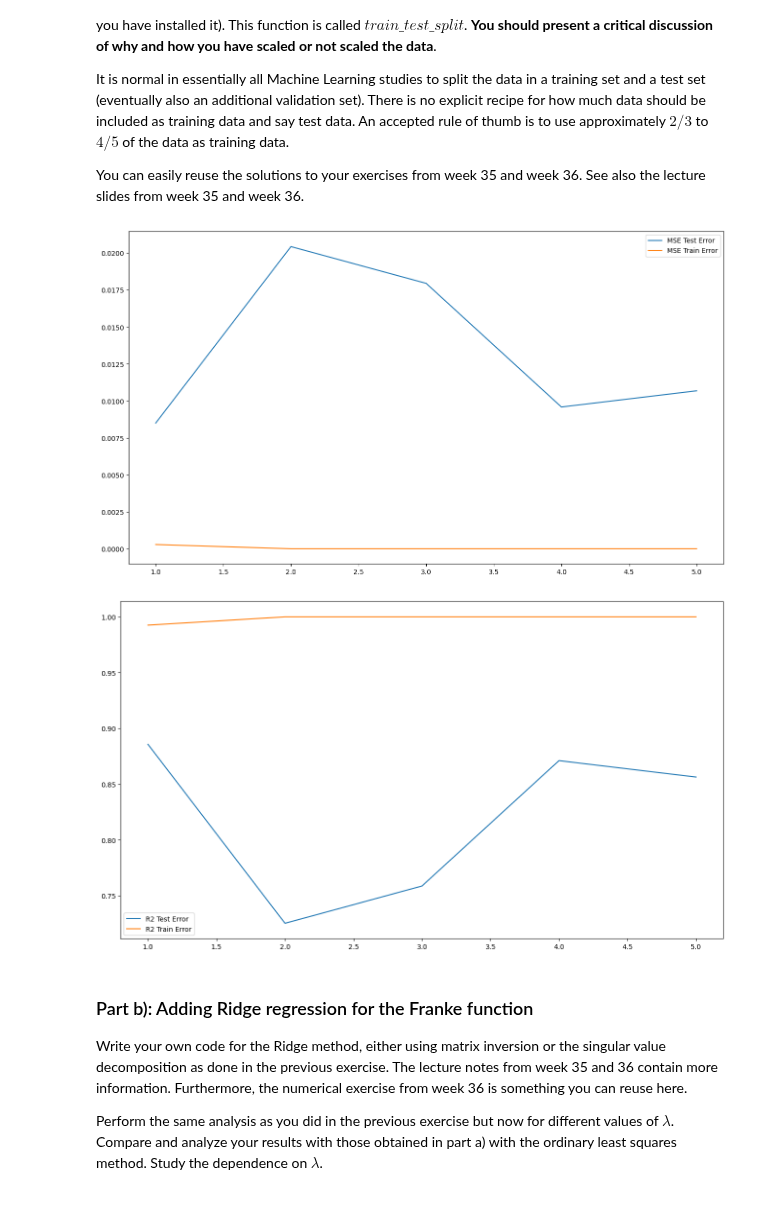
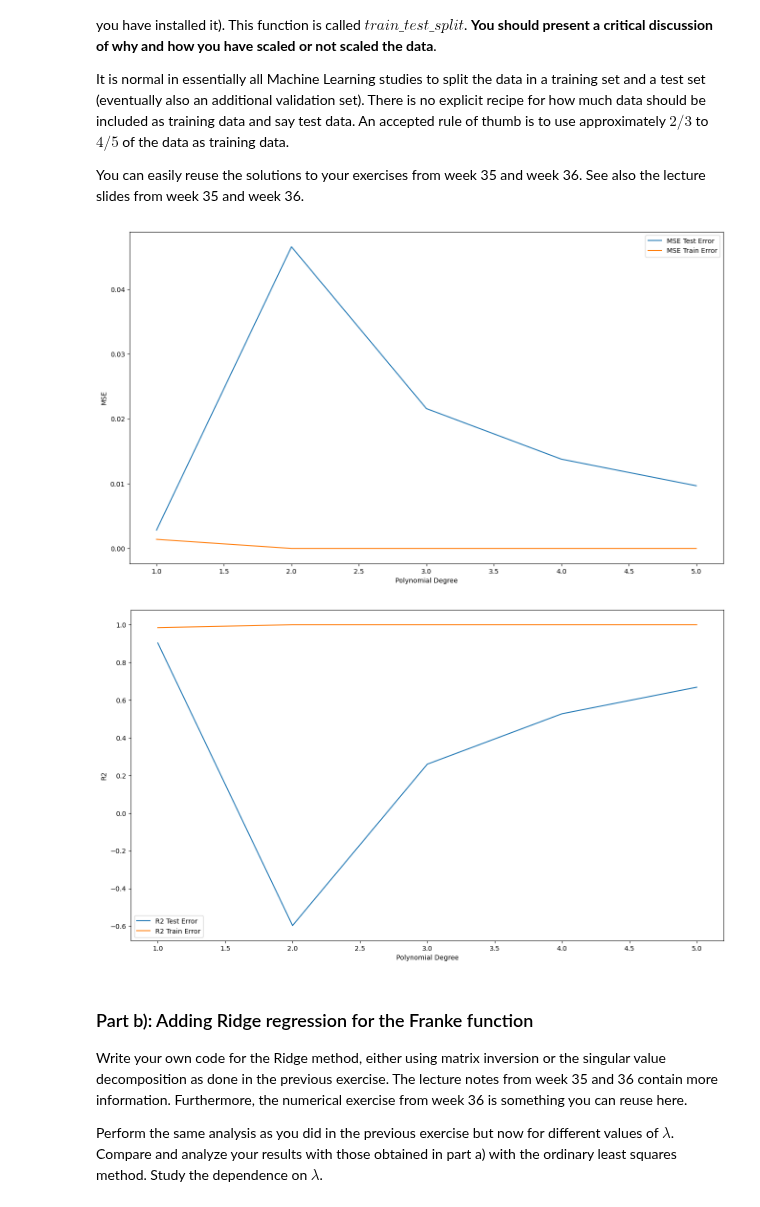
Before and after one commit to Sofriet/Project1data-ml, a Jupyter notebook: Project1.ipynb, the cells around one changed output. Drawn from its saved outputs; the diff is of its cells as text; code cells hidden in the pictures.

Commit message:
Started with part a for report, plots added

```diff
--- a/Project1.ipynb
+++ b/Project1.ipynb
@@ -239,43 +239,47 @@ np.random.seed(1509)
 X_train, X_test, z_train, z_test = train_test_split(X,z,test_size=0.2)
 clf = skl.LinearRegression().fit(X_train, z_train)
 
-# scaler = StandardScaler()
-# scaler.fit(X_train)
-# X_train = scaler.transform(X_train)
-# X_test = scaler.transform(X_test)
+scaler = StandardScaler()
+scaler.fit(X_train)
+X_train = scaler.transform(X_train)
+X_test = scaler.transform(X_test)
 
 
 for degree in range(1,PolynomialDegree+1):
     model = make_pipeline(PolynomialFeatures(degree=degree), LinearRegression(fit_intercept=False))
     clf = model.fit(X_train, z_train)
     z_fit = clf.predict(X_train)
     z_pred = clf.predict(X_test)
 
     z_fit_nscale = clf.predict(X_train)
     z_pred_nscale = clf.predict(X_test)
     PolyDegree.append(degree)
 
     MSETrain.append(mean_squared_error(z_fit,z_train))
     MSETest.append(mean_squared_error(z_test, z_pred))
     R2Train.append(r2_score(z_fit, z_train))
     R2Test.append(r2_score(z_test, z_pred))
 
 plt.figure(figsize=(16,9))
 plt.plot(PolyDegree, MSETest, label='MSE Test Error')
 plt.plot(PolyDegree, MSETrain, label='MSE Train Error')
 # plt.ylim(0,0.25)
+plt.xlabel('Polynomial Degree')
+plt.ylabel('MSE')
 plt.legend()
 plt.show()
 
 plt.figure(figsize=(16,9))
 plt.plot(PolyDegree, R2Test, label='R2 Test Error')
 plt.plot(PolyDegree, R2Train, label='R2 Train Error')
 # plt.ylim(0,0.25)
+plt.xlabel('Polynomial Degree')
+plt.ylabel('R2')
 plt.legend()
 plt.show()
 # %% [output]
-[figure, old version]
+[figure, new version]
-[figure, old version]
+[figure, new version]
 # %% [markdown]
 ### Part b): Adding Ridge regression for  the Franke function
 
```
Also changed, not shown: 4 other files.
